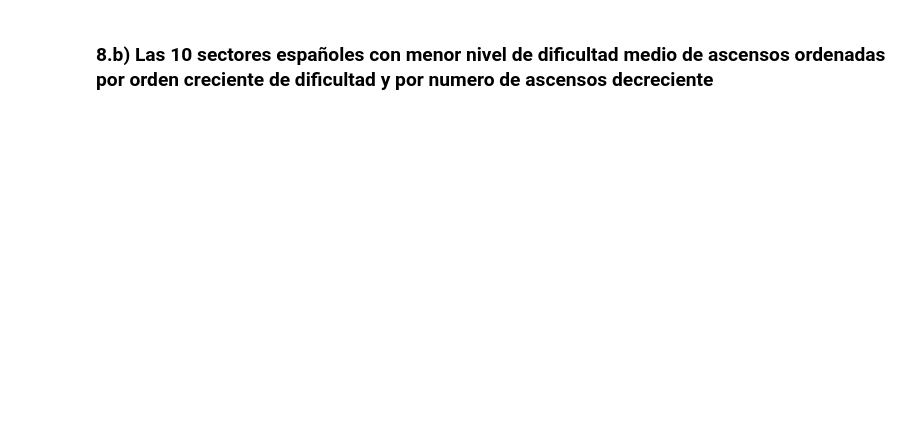
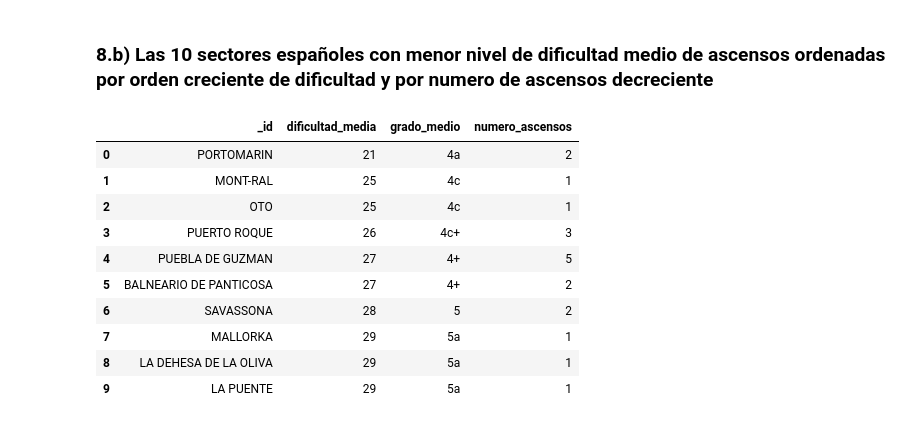
Before and after one commit to jmsanchezff/datahack_practica_bbdd, a Jupyter notebook: MongoDB.ipynb, the cells around one changed output. Cells and saved outputs as stored; diff of their text form; code cells hidden in the pictures; blank space fills up the shorter version.

```diff
--- a/MongoDB.ipynb
+++ b/MongoDB.ipynb
@@ -515,2 +571,32 @@ df[['numero_ascensos', 'grado_maximo', 'grado_medio']]
 # %% [markdown]
 ### 8.b) Las 10 sectores españoles con menor nivel de dificultad medio de ascensos ordenadas por orden creciente de dificultad y por numero de ascensos decreciente
+# %%
+from bson.son import SON
+
+result = db.ascensos.aggregate([
+        { "$project" : { "_id" : 0, "id_dificultad":1, "risco" : 1, "pais_risco" : 1 } },
+        { "$match" : { "pais_risco": "ESP" }},
+        { "$group" : { "_id" : "$risco", "numero_ascensos" : {"$sum" : 1}, "dificultad_media_float": {"$avg":"$id_dificultad"} }},
+        { "$sort" : {"dificultad_media_float" : 1, "numero_ascensos" : -1}},
+        { "$limit" : 10}
+    ])
+
+df = pd.DataFrame(list(result));
+
+df['dificultad_media'] = df['dificultad_media_float'].round().astype(int)
+
+mapeaDificultadAGradoFrances(df, ['dificultad_media'], ['grado_medio']);
+
+df[['_id', 'dificultad_media', 'grado_medio', 'numero_ascensos']]
+# %% [output]
+|  | _id | dificultad_media | grado_medio | numero_ascensos |
+| 0 | PORTOMARIN | 21 | 4a | 2 |
+| 1 | MONT-RAL | 25 | 4c | 1 |
+| 2 | OTO | 25 | 4c | 1 |
+| 3 | PUERTO ROQUE | 26 | 4c+ | 3 |
+| 4 | PUEBLA DE GUZMAN | 27 | 4+ | 5 |
+| 5 | BALNEARIO DE PANTICOSA | 27 | 4+ | 2 |
+| 6 | SAVASSONA | 28 | 5 | 2 |
+| 7 | MALLORKA | 29 | 5a | 1 |
+| 8 | LA DEHESA DE LA OLIVA | 29 | 5a | 1 |
+| 9 | LA PUENTE | 29 | 5a | 1 |
```
Also changed, not shown: parts of 2 cells of this notebook, 1 other file.
